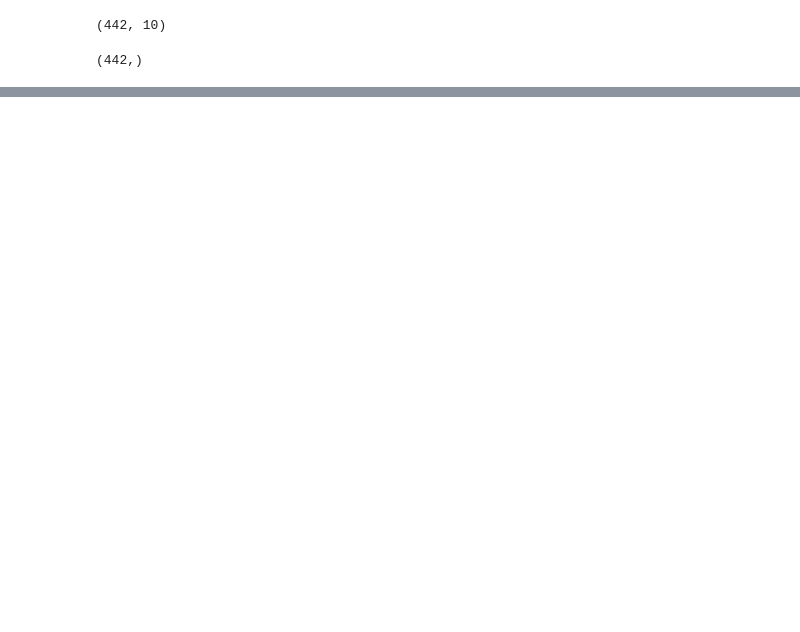
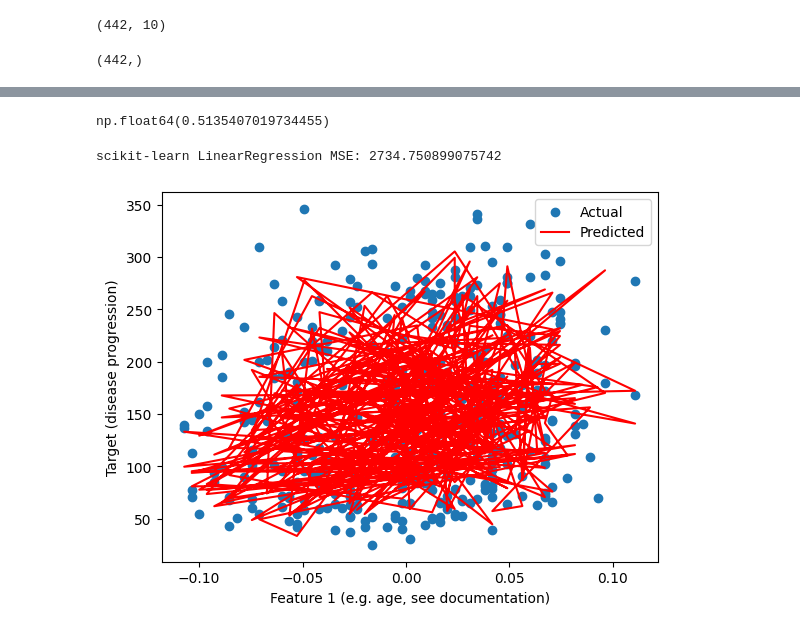
Before and after one commit to Purab-123/Linear_Regression_from_scratch, a Jupyter notebook: Linear_Regression.ipynb, the cells around one changed output, grey strips where cells are left out. Drawn from its saved outputs; the diff is of its cells as text; code cells hidden in the pictures; blank space fills up the shorter version.

```diff
--- a/Linear_Regression.ipynb
+++ b/Linear_Regression.ipynb
@@ -40,10 +40,10 @@ def train(X, y, epochs=1000, lr=0.01):
         w -= lr * dw
         b -= lr * db
 
-        if i % 100 == 0:
+        if i % 1000 == 0:
             print(f"Epoch {i}: Loss = {loss:.4f}, w = {w}, b = {b:.4f}")
 
     return w, b
 # %%
-w, b = train(X_train, y_train, epochs=10000000, lr=0.01)
+w, b = train(X_train, y_train, epochs=1000000, lr=0.01)
 # %% [output]
@@ -66,0 +67,27 @@ Epoch 9956200: Loss = 2734.7546, w = [ -35.47753962 -243.120977    562.91703566
+# %%
+def r2_score(y_true, y_pred):
+    ss_res = np.sum((y_true - y_pred) ** 2)
+    ss_tot = np.sum((y_true - np.mean(y_true)) ** 2)
+    return 1 - (ss_res / ss_tot)
+r2_score(y, predict(X, w, b))
+# %% [output]
+np.float64(0.5135407019734455)
+# %%
+from sklearn.linear_model import LinearRegression
+model = LinearRegression()
+model.fit(X_train, y_train)
+y_pred = model.predict(X_train)
+print("scikit-learn LinearRegression MSE:", np.mean((y_train - y_pred) ** 2))
+# %% [output]
+scikit-learn LinearRegression MSE: 2734.750899075742
+# %%
+import matplotlib.pyplot as plt
+
+plt.scatter(X_train[:, 0], y_train, label="Actual")  # Use the first feature (column 0)
+plt.plot(X_train[:, 0], predict(X_train, w, b), color='red', label="Predicted")
+plt.xlabel("Feature 1 (e.g. age, see documentation)")
+plt.ylabel("Target (disease progression)")
+plt.legend()
+plt.show()
+# %% [output]
+[figure, added]
```
Also changed, not shown: parts of 1 cell of this notebook.
